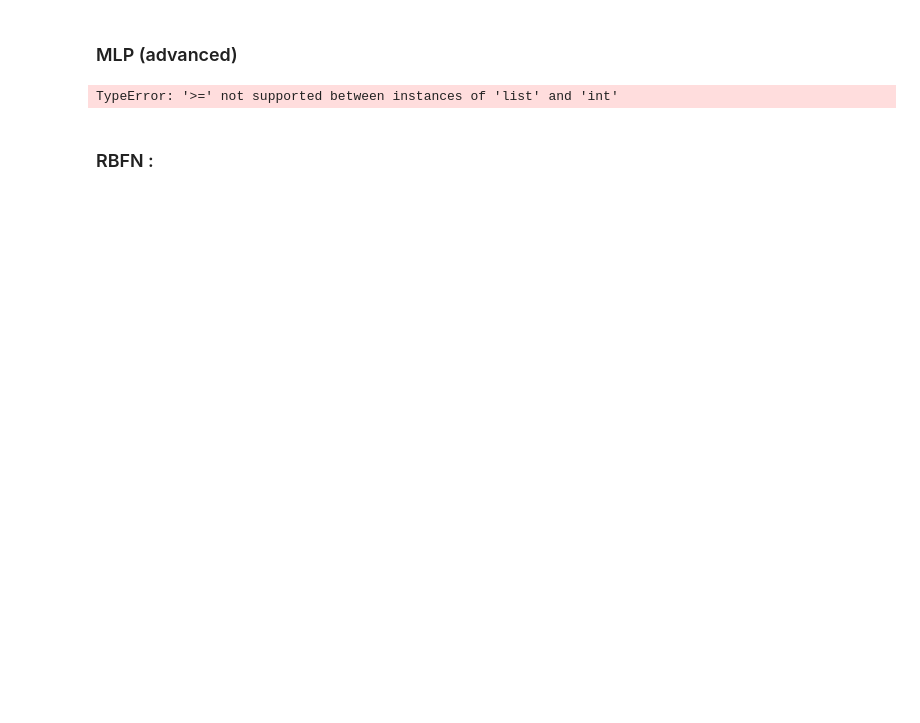
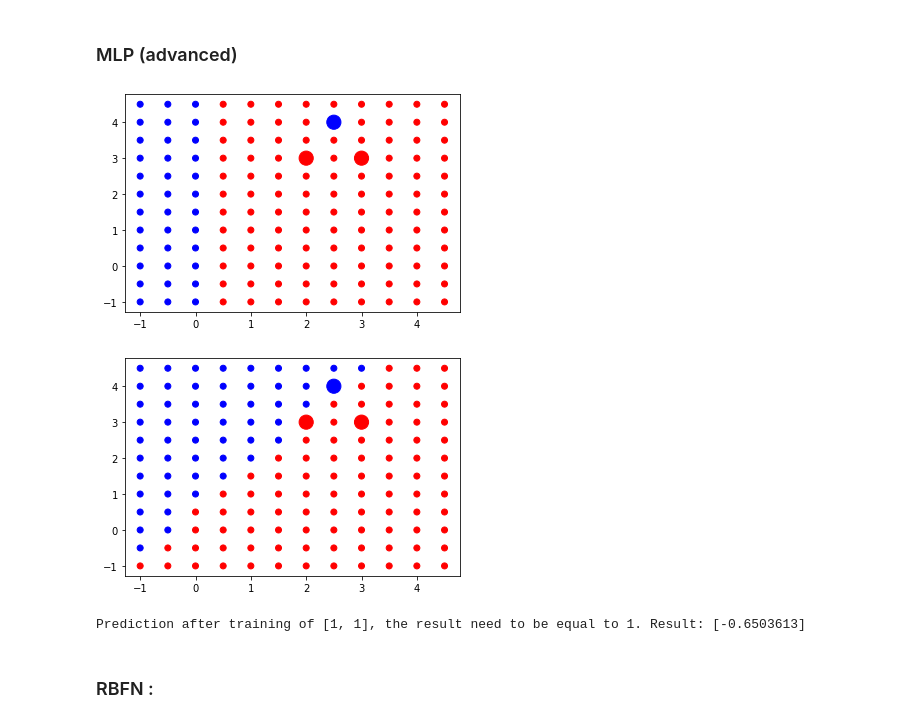
Before and after one commit to Levorilh/ml_python, a Jupyter notebook: Notebook___CAS_DE_TESTS.ipynb, the cells around one changed output. Drawn from its saved outputs; the diff is of its cells as text; code cells hidden in the pictures; blank space fills up the shorter version.

```diff
--- a/Notebook___CAS_DE_TESTS.ipynb
+++ b/Notebook___CAS_DE_TESTS.ipynb
@@ -157,36 +157,39 @@ test_dataset = [[x1, x2] for x1 in np.arange(-1, 5, 0.5) for x2 in np.arange(-1,
 colors = ["blue" if output >= 0 else "red" for output in Y]
 
 predicted_outputs = [predict_mlp_model_classification(model,  p)  for p in test_dataset]
-predicted_outputs_colors = ['blue' if label >= 0 else 'red' for label in predicted_outputs]
+#print(predicted_outputs)
+predicted_outputs_colors = ['blue' if label[0] >= 0 else 'red' for label in predicted_outputs]
 plt.scatter([p[0] for p in test_dataset], [p[1] for p in test_dataset], c=predicted_outputs_colors)
 plt.scatter([p[0] for p in X], [p[1] for p in X], c=colors, s=200)
 plt.show()
 
 flattened_dataset_inputs = []
 for p in X:
     flattened_dataset_inputs.append(p[0])
     flattened_dataset_inputs.append(p[1])
 
 train_classification_stochastic_gradient_backpropagation_mlp_model(model, X, Y)
 
 predicted_outputs = [predict_mlp_model_classification(model,  p)  for p in test_dataset]
-predicted_outputs_colors = ['blue' if label >= 0 else 'red' for label in predicted_outputs]
+predicted_outputs_colors = ['blue' if label[0] >= 0 else 'red' for label in predicted_outputs]
 plt.scatter([p[0] for p in test_dataset], [p[1] for p in test_dataset], c=predicted_outputs_colors)
 plt.scatter([p[0] for p in X], [p[1] for p in X], c=colors, s=200)
 plt.show()
 
 test_after = predict_mlp_model_classification(p_model , [1, 1])
 
 print("Prediction after training of [1, 1], the result need to be equal to 1. Result:", test_after)
 
 flattened_dataset_inputs = []
 for p in X:
     flattened_dataset_inputs.append(p[0])
     flattened_dataset_inputs.append(p[1])
 
 destroy_mlp_model(model)
 # %% [output]
+[figure, added]
+[figure, added]
-TypeError: '>=' not supported between instances of 'list' and 'int'
+Prediction after training of [1, 1], the result need to be equal to 1. Result: [-0.6503613]
 # %% [markdown]
 ### RBFN :
 # %%
```
Also changed, not shown: parts of 5 cells of this notebook, 3 other files.
